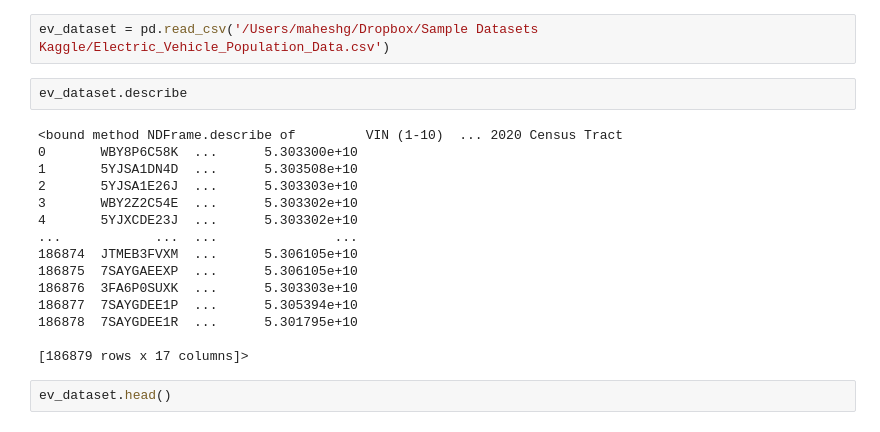
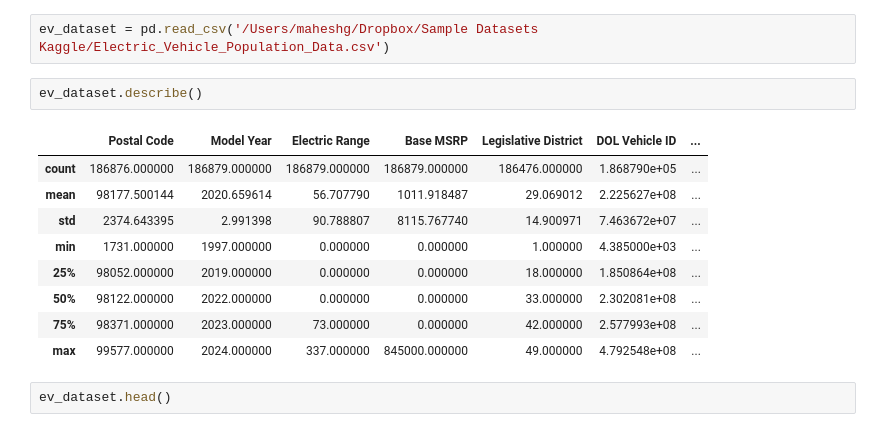
Before and after one commit to gmkumar1988/Data-Analytics-Projects, a Jupyter notebook: EmpiricalDistribution_ElectricVehicle.ipynb, the cells around one changed output. Cells and saved outputs as stored; diff of their text form.

```diff
--- a/EmpiricalDistribution_ElectricVehicle.ipynb
+++ b/EmpiricalDistribution_ElectricVehicle.ipynb
@@ -6,22 +6,17 @@ import seaborn as sns
 # %%
 ev_dataset = pd.read_csv('/Users/maheshg/Dropbox/Sample Datasets Kaggle/Electric_Vehicle_Population_Data.csv')
 # %%
-ev_dataset.describe
+ev_dataset.describe()
 # %% [output]
-<bound method NDFrame.describe of         VIN (1-10)  ... 2020 Census Tract
-0       WBY8P6C58K  ...      5.303300e+10
-1       5YJSA1DN4D  ...      5.303508e+10
-2       5YJSA1E26J  ...      5.303303e+10
-3       WBY2Z2C54E  ...      5.303302e+10
-4       5YJXCDE23J  ...      5.303302e+10
-...            ...  ...               ...
-186874  JTMEB3FVXM  ...      5.306105e+10
-186875  7SAYGAEEXP  ...      5.306105e+10
-186876  3FA6P0SUXK  ...      5.303303e+10
-186877  7SAYGDEE1P  ...      5.305394e+10
-186878  7SAYGDEE1R  ...      5.301795e+10
-
-[186879 rows x 17 columns]>
+|  | Postal Code | Model Year | Electric Range | Base MSRP | Legislative District | DOL Vehicle ID | ... |
+| count | 186876.000000 | 186879.000000 | 186879.000000 | 186879.000000 | 186476.000000 | 1.868790e+05 | ... |
+| mean | 98177.500144 | 2020.659614 | 56.707790 | 1011.918487 | 29.069012 | 2.225627e+08 | ... |
+| std | 2374.643395 | 2.991398 | 90.788807 | 8115.767740 | 14.900971 | 7.463672e+07 | ... |
+| min | 1731.000000 | 1997.000000 | 0.000000 | 0.000000 | 1.000000 | 4.385000e+03 | ... |
+| 25% | 98052.000000 | 2019.000000 | 0.000000 | 0.000000 | 18.000000 | 1.850864e+08 | ... |
+| 50% | 98122.000000 | 2022.000000 | 0.000000 | 0.000000 | 33.000000 | 2.302081e+08 | ... |
+| 75% | 98371.000000 | 2023.000000 | 73.000000 | 0.000000 | 42.000000 | 2.577993e+08 | ... |
+| max | 99577.000000 | 2024.000000 | 337.000000 | 845000.000000 | 49.000000 | 4.792548e+08 | ... |
 # %%
 ev_dataset.head()
 # %% [output]
```
Also changed, not shown: parts of 1 cell of this notebook.
